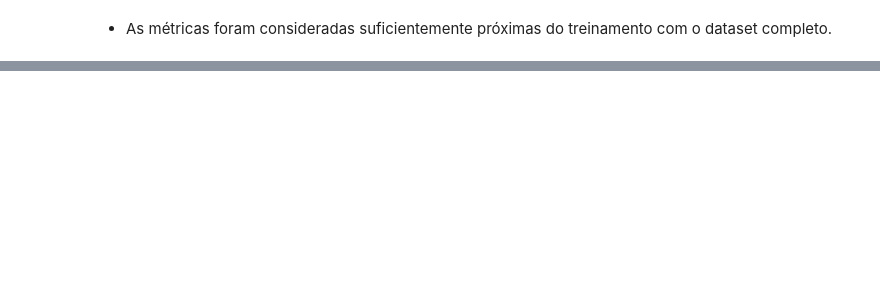
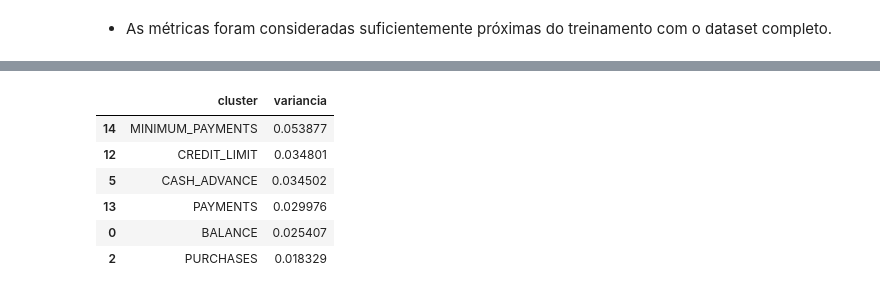
Before and after one commit to Tathy/Analise_comportamental_usuarios_cartao_de_credito, a Jupyter notebook: Clustering_extraindo_padroes_de_dados.ipynb, the cells around one changed output, grey strips where cells are left out. Saved outputs shown, nothing was run; the diff lists cells and outputs as text; code cells hidden in the pictures; blank space fills up the shorter version.

```diff
--- a/Clustering_extraindo_padroes_de_dados.ipynb
+++ b/Clustering_extraindo_padroes_de_dados.ipynb
@@ -427,0 +466,2 @@ print(s3, db3, ch3)
+# %%
+dataset['CLUSTER'] = labels
@@ -427,0 +485,3 @@ print(s3, db3, ch3)
+# %%
+centroids = kmeans_6clusters.cluster_centers_
+centroids
@@ -427,0 +512,21 @@ print(s3, db3, ch3)
+# %%
+max = len(centroids[0])
+cluster = []
+variancia = []
+
+for i in range(max):
+  #print(f'{dataset.columns.values[i].ljust(35)} {centroids[:, i].var():.4f}')
+  cluster.append(dataset.columns.values[i])
+  variancia.append(centroids[:, i].var())
+
+variancias = pd.DataFrame([cluster, variancia]).transpose().rename(columns = {0:'cluster', 1:'variancia'})
+variancias.sort_values('variancia', ascending = False, inplace = True)
+variancias.head(6)
+# %% [output]
+|  | cluster | variancia |
+| 14 | MINIMUM_PAYMENTS | 0.053877 |
+| 12 | CREDIT_LIMIT | 0.034801 |
+| 5 | CASH_ADVANCE | 0.034502 |
+| 13 | PAYMENTS | 0.029976 |
+| 0 | BALANCE | 0.025407 |
+| 2 | PURCHASES | 0.018329 |
```
Also changed, not shown: parts of 25 cells of this notebook.
